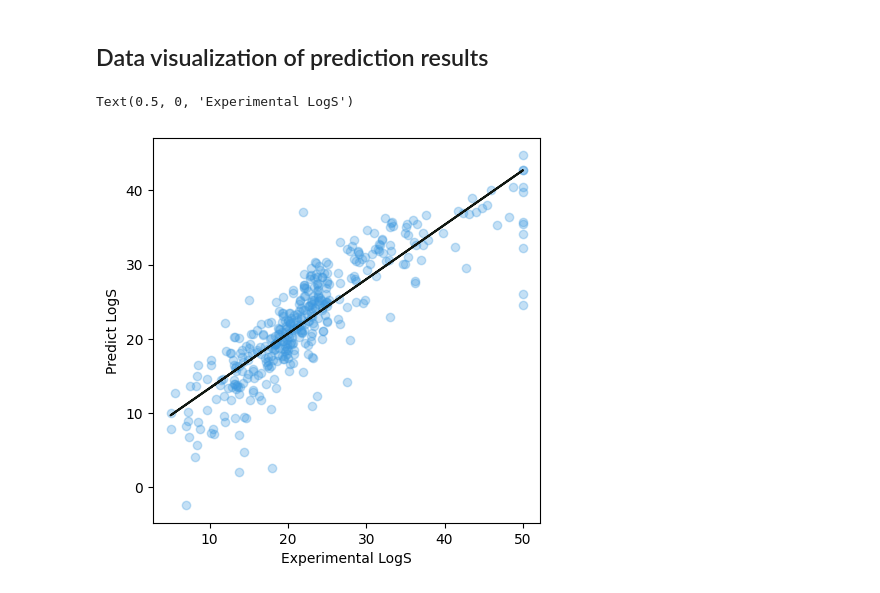
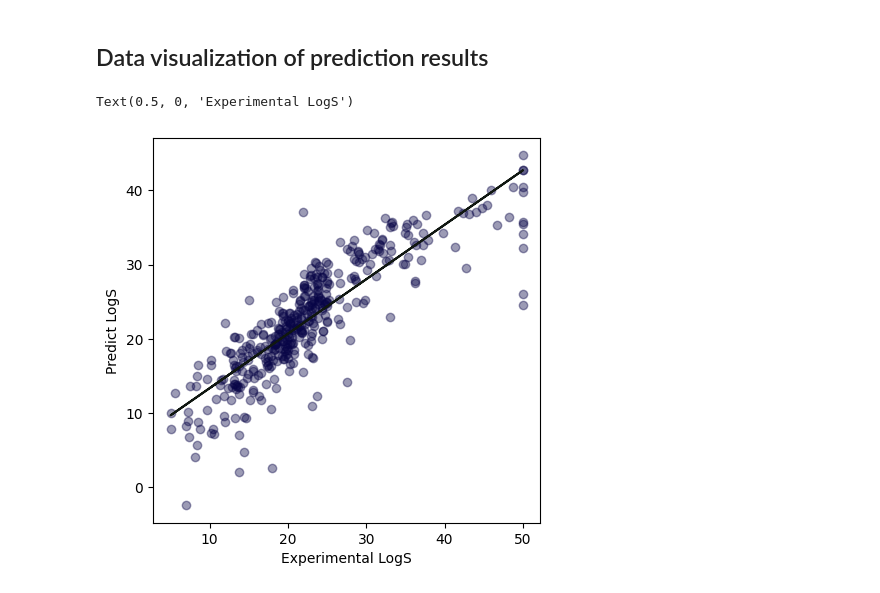
Before and after one commit to MohammedGamil19/Machine_and_Deep_Learning, a Jupyter notebook: Boston_Housing.ipynb, the cells around one changed output. Saved outputs shown, nothing was run; the diff lists cells and outputs as text; code cells hidden in the pictures.

```diff
--- a/Boston_Housing.ipynb
+++ b/Boston_Housing.ipynb
@@ -225,16 +239,16 @@ df_models.reset_index(drop=True)
 # %%
 import matplotlib.pyplot as plt
 import numpy as np
 
 plt.figure(figsize=(5,5))
-plt.scatter(x=y_train, y=y_lr_train_pred, c="#3d99e0" ,alpha=0.3)
+plt.scatter(x=y_train, y=y_lr_train_pred, c="#080547" ,alpha=0.4)
 
 z = np.polyfit(y_train, y_lr_train_pred, 1)
 p = np.poly1d(z)
 
 plt.plot(y_train, p(y_train), '#101711')
 plt.ylabel('Predict LogS')
 plt.xlabel('Experimental LogS')
 # %% [output]
 Text(0.5, 0, 'Experimental LogS')
-[figure, old version]
+[figure, new version]
```
Also changed, not shown: parts of 5 cells of this notebook.
